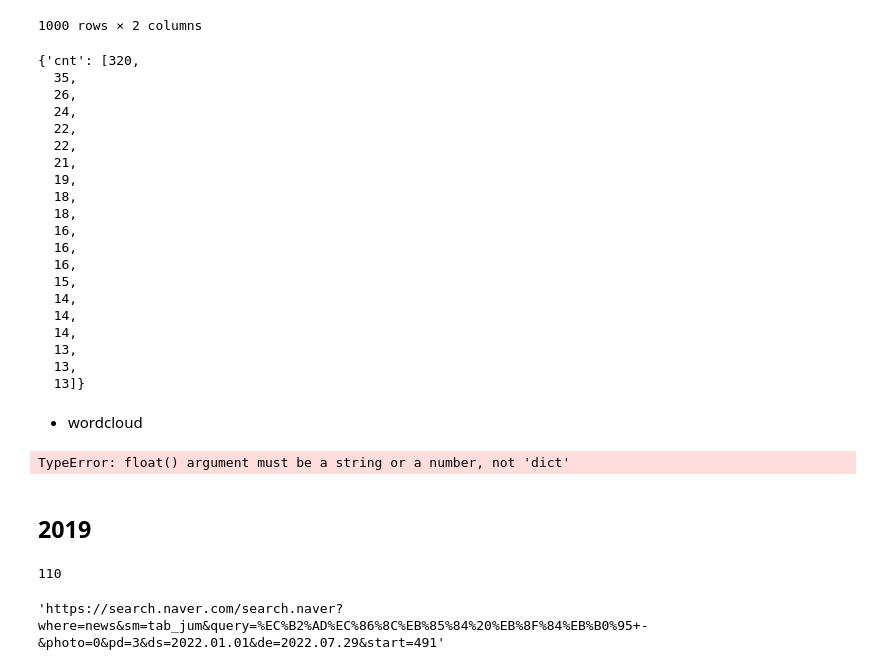
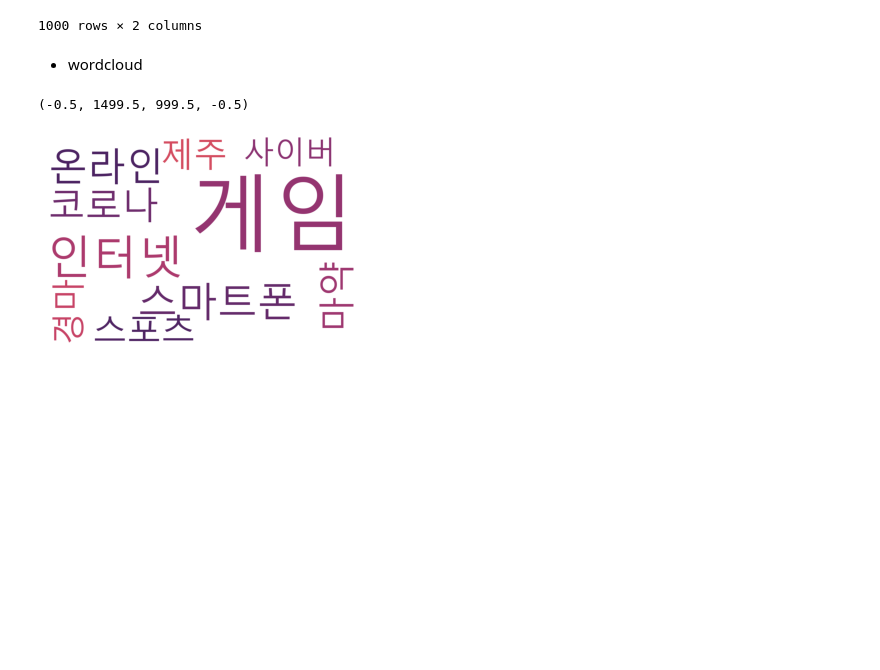
Before and after one commit to kyunakim/crawling-project, a Jupyter notebook: 문제제기.ipynb, the cells around one changed output. Drawn from its saved outputs; the diff is of its cells as text; code cells hidden in the pictures; blank space fills up the shorter version.

```diff
--- a/문제제기.ipynb
+++ b/문제제기.ipynb
@@ -186,0 +275,6 @@ plt.axis('off')
+# %%
+import re
+target = news_df['title'].values #Series.values = array
+title_list = target.tolist() # array > list
+text = ' '.join(title_list) #list들을 공백으로 구분해서 연결
+text = re.sub('[^가-힣]+',' ',text) #한글 이외는 공백으로 대체
@@ -256,66 +401,27 @@ morph = okt.pos(text) #형태소로 변환 #word= 단어 / tag=품사
 morph
 
 noun_list =[]
-stop_words = ['도박', '예방', '불법', '문제', '청소년','원인','중독','교육','도박중독','범죄','센터','한국','질병','게임중독','장애','코드','규제','사회','산업','아이','업계','치료','몰입','도입','뉴스','논란','이유','학생','대책','문화','이용','관리','증상','이슈','성인','칼럼','기획']
+stop_words = ['도박', '예방', '불법', '문제', '청소년','원인','중독','교육','도박중독','범죄','센터','한국','질병','게임중독','장애','코드','규제','사회','산업','아이','업계','치료','몰입','도입','뉴스','논란','이유','학생','대책','문화','이용','관리','증상','이슈','성인','칼럼','기획','교육청','위험','심각','상담','복지','급증',]
 for word, tag in morph: #word= 단어 / tag=품사
     if(tag=='Noun') & (len(word)>1): #noun이고 단어가 1글자 이상인것(1글자는 보통 조사이기때문)
         if word not in stop_words:
             noun_list.append(word)
 
 count = Counter(noun_list) #단어별 숫자세주기
-data =dict(count.most_common()) #빈도수 정리 내림차
+data =dict(count.most_common(10)) #빈도수 정리 내림차(15위까지만)
 series = pd.Series(data)
 df=pd.DataFrame(series, columns=['cnt'])
-df.to_list('list')
-df
-# %%
-data20 = df20.to_dict('list')
-data20
-# %% [output]
-{'cnt': [320,
-  35,
-  26,
-  24,
-  22,
-  22,
-  21,
-  19,
-  18,
-  18,
-  16,
-  16,
-  16,
-  15,
-  14,
-  14,
-  14,
-  13,
-  13,
-  13]}
 # %% [markdown]
 - wordcloud
 # %%
 from wordcloud import WordCloud
 import matplotlib.pyplot as plt
 import seaborn as sns
 
 wordcloud = WordCloud(font_path='../visualization/dataset/malgun.ttf', background_color='white',
-                     colormap='flare',width=1500,height=1000).generate_from_frequencies(data20)
+                     colormap='flare',width=1500,height=1000).generate_from_frequencies(data)
 plt.imshow(wordcloud)
 plt.axis('off')
 # %% [output]
-TypeError: float() argument must be a string or a number, not 'dict'
+(-0.5, 1499.5, 999.5, -0.5)
+[figure, added]
-# %% [markdown]
-## 2019
-# %%
-data22.pop('도박')
-data22.pop('청소년')
-data22.pop('센터')
-data22.pop('예방')
-data22.pop('문제')
-# %% [output]
-110
-# %%
-url
-# %% [output]
-'https://search.naver.com/search.naver?where=news&sm=tab_jum&query=%EC%B2%AD%EC%86%8C%EB%85%84%20%EB%8F%84%EB%B0%95+-&photo=0&pd=3&ds=2022.01.01&de=2022.07.29&start=491'
```
Also changed, not shown: parts of 33 cells of this notebook, 1 other file.
